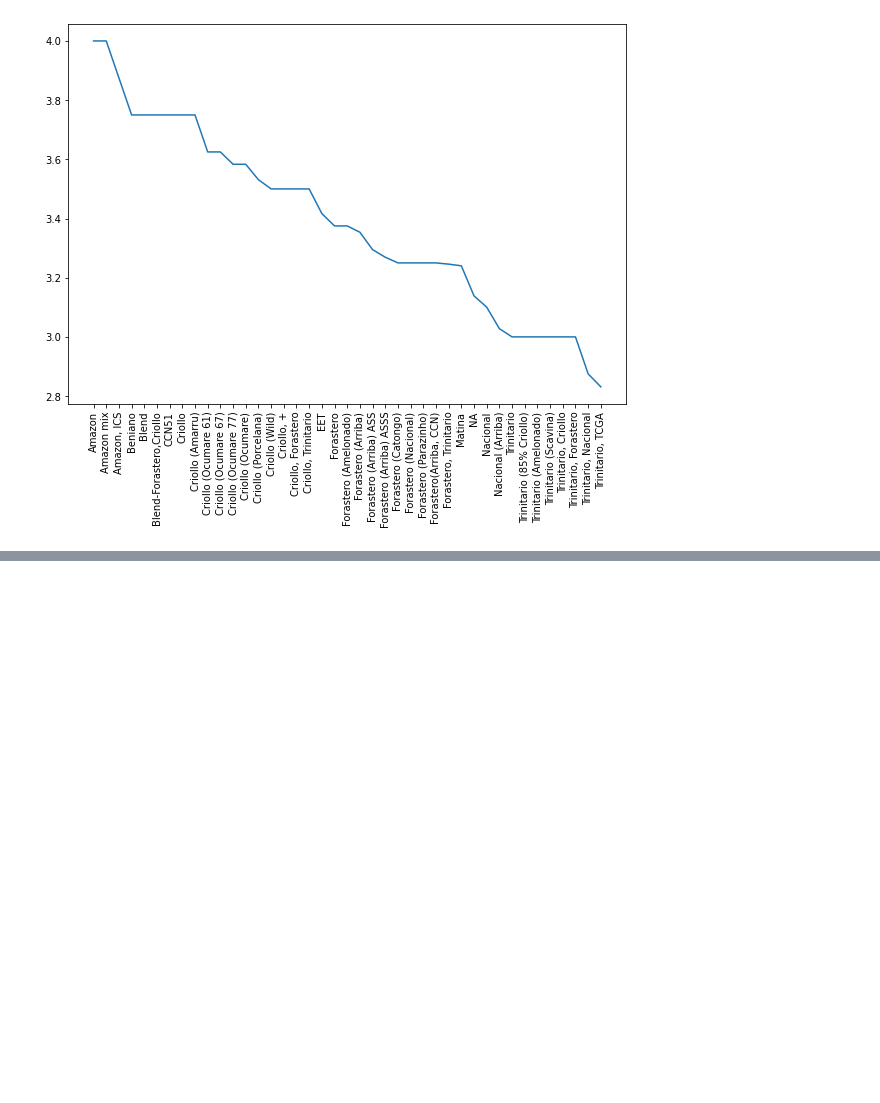
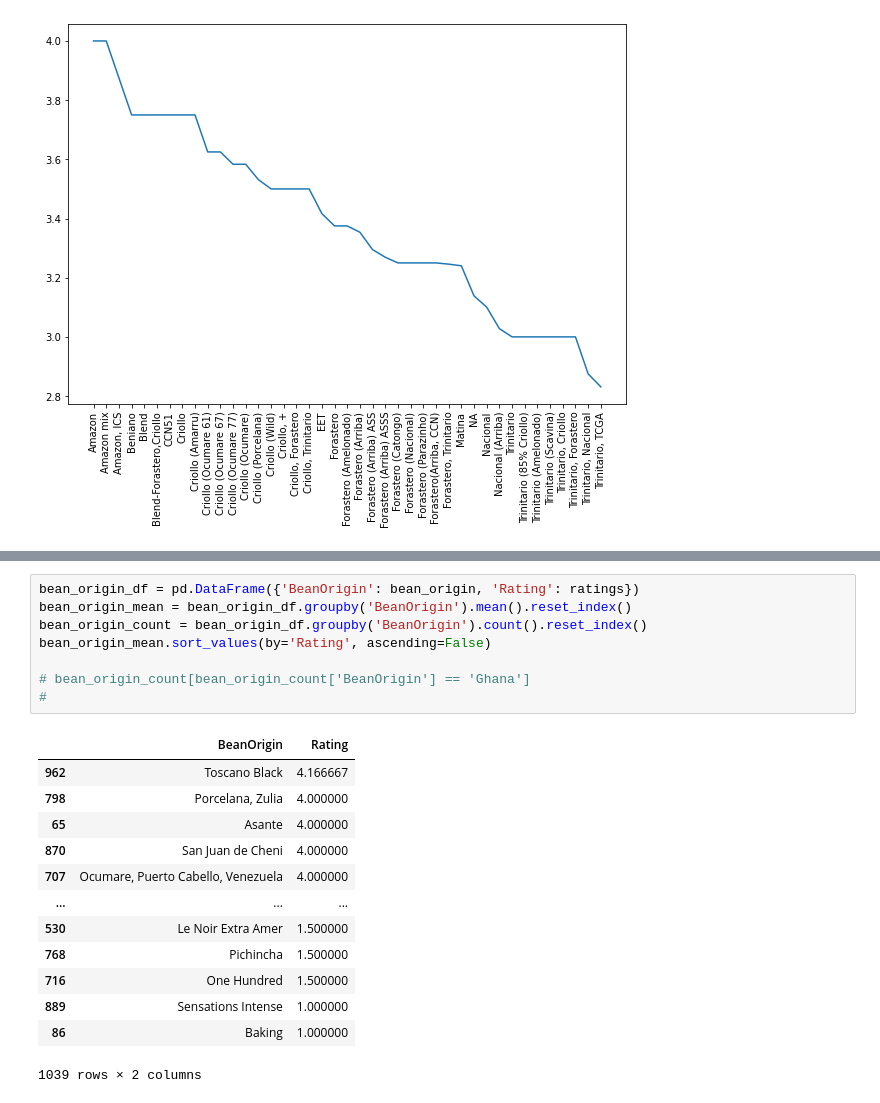
Before and after one commit to Kubiti/chocolate-scraping, a Jupyter notebook: [Chocolate Scraping with Beautiful Soup].ipynb, the cells around one changed output, grey strips where cells are left out. Drawn from its saved outputs; the diff is of its cells as text; blank space fills up the shorter version.

```diff
--- a/[Chocolate Scraping with Beautiful Soup].ipynb
+++ b/[Chocolate Scraping with Beautiful Soup].ipynb
@@ -365,0 +406,22 @@ plt.plot(avg_bean_rating_sorted['BeanType'], avg_bean_rating_sorted['Ratings'])
+# %%
+bean_origin_df = pd.DataFrame({'BeanOrigin': bean_origin, 'Rating': ratings})
+bean_origin_mean = bean_origin_df.groupby('BeanOrigin').mean().reset_index()
+bean_origin_count = bean_origin_df.groupby('BeanOrigin').count().reset_index()
+bean_origin_mean.sort_values(by='Rating', ascending=False)
+
+# bean_origin_count[bean_origin_count['BeanOrigin'] == 'Ghana']
+#
+# %% [output]
+|  | BeanOrigin | Rating |
+| 962 | Toscano Black | 4.166667 |
+| 798 | Porcelana, Zulia | 4.000000 |
+| 65 | Asante | 4.000000 |
+| 870 | San Juan de Cheni | 4.000000 |
+| 707 | Ocumare, Puerto Cabello, Venezuela | 4.000000 |
+| ... | ... | ... |
+| 530 | Le Noir Extra Amer | 1.500000 |
+| 768 | Pichincha | 1.500000 |
+| 716 | One Hundred | 1.500000 |
+| 889 | Sensations Intense | 1.000000 |
+| 86 | Baking | 1.000000 |
+1039 rows × 2 columns
```
Also changed, not shown: parts of 9 cells of this notebook, 1 other file.
